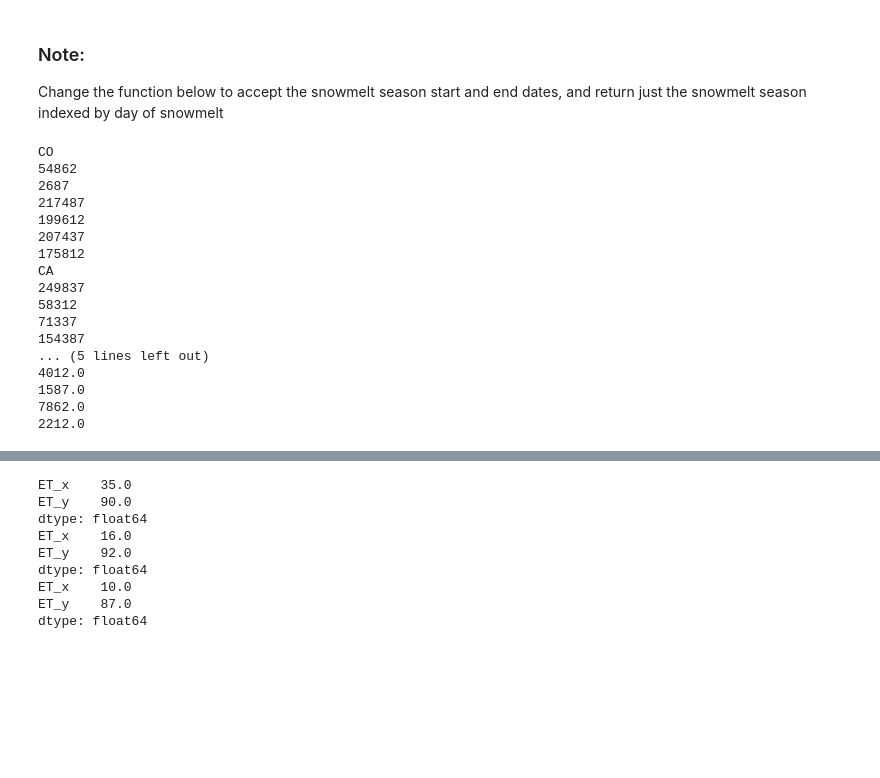
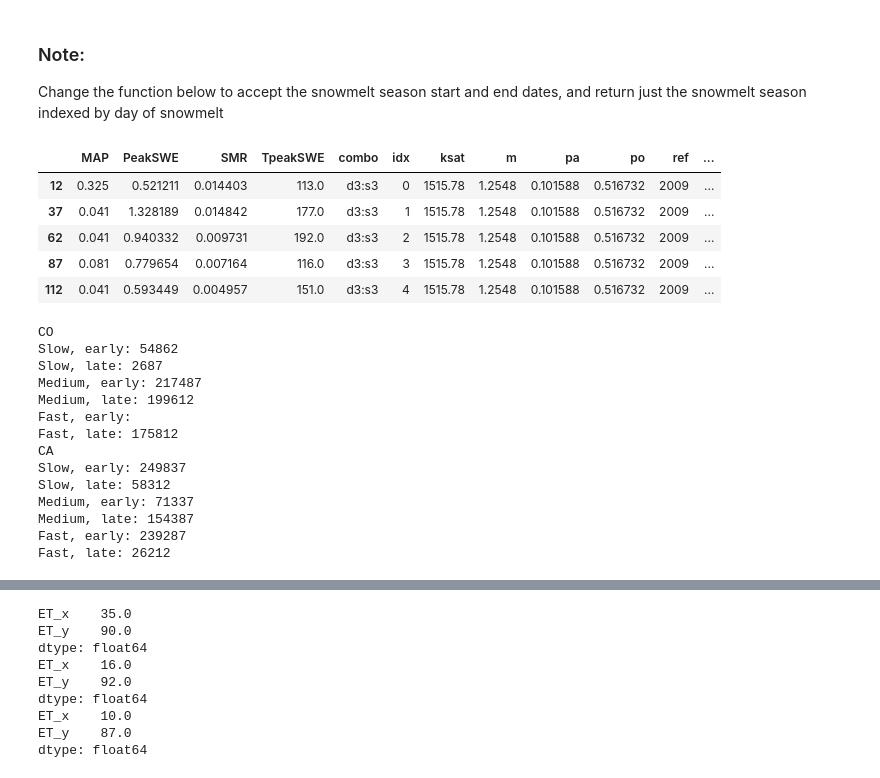
Before and after one commit to theobarnhart/rhessys_prep_analysis, a Jupyter notebook: smex/time_series_figure v3.ipynb, the cells around one changed output, grey strips where cells are left out. Cells and saved outputs as stored; diff of their text form; code cells hidden in the pictures; blank space fills up the shorter version.

```diff
--- a/smex/time_series_figure v3.ipynb
+++ b/smex/time_series_figure v3.ipynb
@@ -56,14 +57,15 @@ params = pd.read_pickle('./data/soil_params_multispinup_P301_smex7_sen.pcl')
 params = params.loc[params.combo=='d3:s3']
 cols_to_use = params.columns.difference(res.columns)
 ca = pd.merge(res,params[cols_to_use],left_index=True,right_index=True,how='outer')
-# %%
-res = pd.read_hdf('./data/Vcm_smex7_sen_melt.hdf')
-res = res.loc[res.combo=='d3:s3']
-params = pd.read_pickle('./data/soil_params_multispinup_Vcm_smex7_sen.pcl')
-params = params.loc[params.combo=='d3:s3']
-cols_to_use = params.columns.difference(res.columns)
-nm = pd.merge(res,params[cols_to_use],left_index=True,right_index=True,how='outer')
-nm.dropna(inplace=True)
+# %%
+params.head()
+# %% [output]
+|  | MAP | PeakSWE | SMR | TpeakSWE | combo | idx | ksat | m | pa | po | ref | ... |
+| 12 | 0.325 | 0.521211 | 0.014403 | 113.0 | d3:s3 | 0 | 1515.78 | 1.2548 | 0.101588 | 0.516732 | 2009 | ... |
+| 37 | 0.041 | 1.328189 | 0.014842 | 177.0 | d3:s3 | 1 | 1515.78 | 1.2548 | 0.101588 | 0.516732 | 2009 | ... |
+| 62 | 0.041 | 0.940332 | 0.009731 | 192.0 | d3:s3 | 2 | 1515.78 | 1.2548 | 0.101588 | 0.516732 | 2009 | ... |
+| 87 | 0.081 | 0.779654 | 0.007164 | 116.0 | d3:s3 | 3 | 1515.78 | 1.2548 | 0.101588 | 0.516732 | 2009 | ... |
+| 112 | 0.041 | 0.593449 | 0.004957 | 151.0 | d3:s3 | 4 | 1515.78 | 1.2548 | 0.101588 | 0.516732 | 2009 | ... |
 # %%
 co['Tnosnow'] = co.TpeakSWE+np.ceil(co.PeakSWE/co.SMR)
 ca['Tnosnow'] = ca.TpeakSWE+np.ceil(ca.PeakSWE/ca.SMR)
@@ -120,42 +106,31 @@ nm_fastlate = tmp.loc[tmp.TpeakSWE == tmp.TpeakSWE.max()].scenidx.as_matrix()[0]
 # %%
 print 'CO'
-print co_slowearly
-print co_slowlate
-print co_medearly
-print co_medlate
-print co_fastearly
-print co_fastlate
+print 'Slow, early: %s'%co_slowearly
+print 'Slow, late: %s'%co_slowlate
+print 'Medium, early: %s'%co_medearly
+print 'Medium, late: %s'%co_medlate
+print 'Fast, early:'%co_fastearly
+print 'Fast, late: %s'%co_fastlate
 
 print 'CA'
-print ca_slowearly
-print ca_slowlate
-print ca_medearly
-print ca_medlate
-print ca_fastearly
-print ca_fastlate
-
-print 'NM'
-print nm_slowearly
-print nm_slowlate
-print nm_medearly
-print nm_medlate
-print nm_fastearly
-print nm_fastlate
+print 'Slow, early: %s'%ca_slowearly
+print 'Slow, late: %s'%ca_slowlate
+print 'Medium, early: %s'%ca_medearly
+print 'Medium, late: %s'%ca_medlate
+print 'Fast, early: %s'%ca_fastearly
+print 'Fast, late: %s'%ca_fastlate
 # %% [output]
 CO
-54862
-2687
-217487
-199612
-207437
-175812
+Slow, early: 54862
+Slow, late: 2687
+Medium, early: 217487
+Medium, late: 199612
+Fast, early:
+Fast, late: 175812
 CA
-249837
-58312
-71337
-154387
-... (5 lines left out)
-4012.0
-1587.0
-7862.0
-2212.0
+Slow, early: 249837
+Slow, late: 58312
+Medium, early: 71337
+Medium, late: 154387
+Fast, early: 239287
+Fast, late: 26212
```
Also changed, not shown: parts of 17 cells of this notebook, 6 other files.
